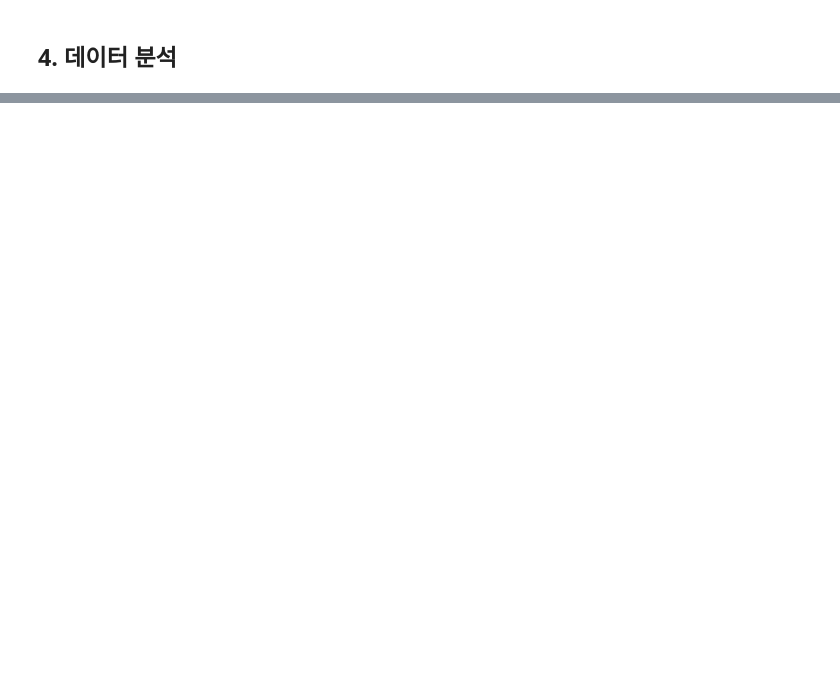
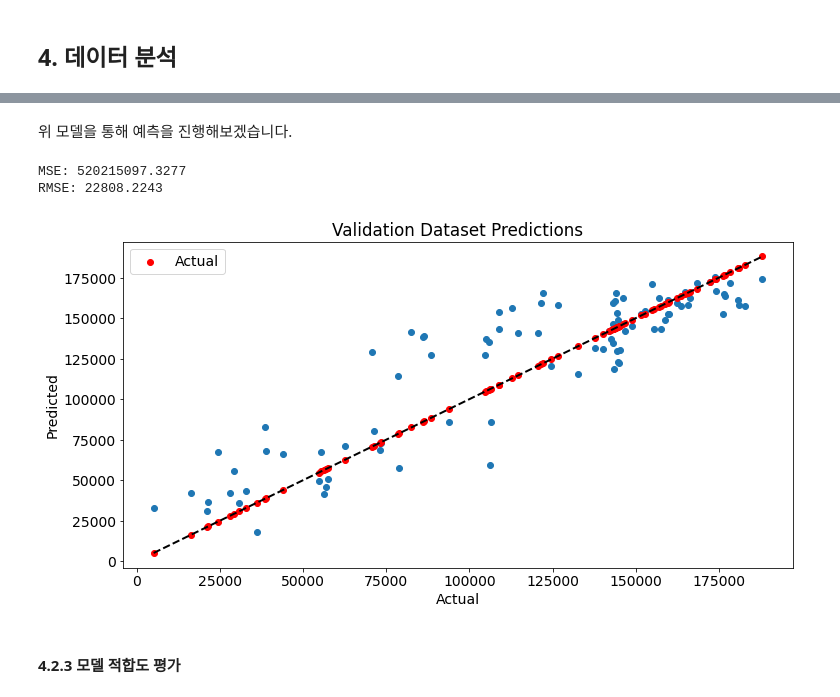
Before and after one commit to jaewonE/Minimizing-bicycle-rearrangement-through-public-bicycle-data-analysis, a Jupyter notebook: 12조 최종보고서.ipynb, the cells around one changed output, grey strips where cells are left out. Saved outputs shown, nothing was run; the diff lists cells and outputs as text; code cells hidden in the pictures; blank space fills up the shorter version.

```diff
--- a/12조 최종보고서.ipynb
+++ b/12조 최종보고서.ipynb
@@ -1133,0 +1280,4 @@ plt.show()
+# %%
+x_train2 = x_train.drop(columns=['humidity_mean', 'snow'])
+model2 = sm.OLS(y_train, x_train2).fit()
+print(model2.summary())
@@ -1133,0 +1312,28 @@ plt.show()
+# %% [markdown]
+위 모델을 통해 예측을 진행해보겠습니다.
+# %%
+# Predict test data for model2
+x_test2 = x_test.drop(columns=['humidity_mean', 'snow'])
+y_pred2 = model2.predict(x_test2)
+
+# mse, rmse
+mse = mean_squared_error(y_test, y_pred2)
+rmse = mse ** 0.5
+print(f'MSE: {mse:.4f}')
+print(f'RMSE: {rmse:.4f}')
+
+# Show prediction graph
+plt.scatter(y_test, y_pred2)
+plt.scatter(y_test, y_test, color='red', label='Actual')  # Mark actual values with red dots
+plt.plot([y_test.min(), y_test.max()], [y_test.min(), y_test.max()], 'k--', lw=2)
+plt.xlabel('Actual')
+plt.ylabel('Predicted')
+plt.title('Validation Dataset Predictions')
+plt.legend()
+plt.show()
+# %% [output]
+MSE: 520215097.3277
+RMSE: 22808.2243
+[figure, added]
+# %% [markdown]
+#### 4.2.3 모델 적합도 평가
```
Also changed, not shown: parts of 68 cells of this notebook.
